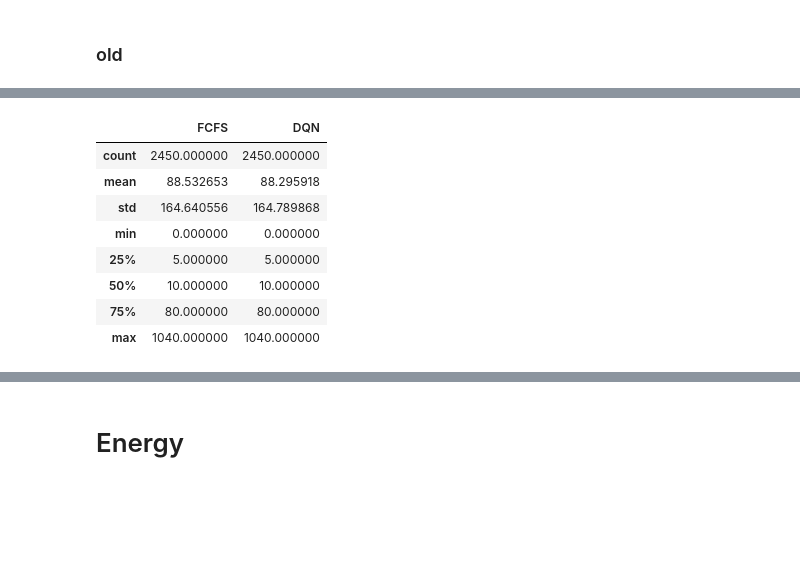
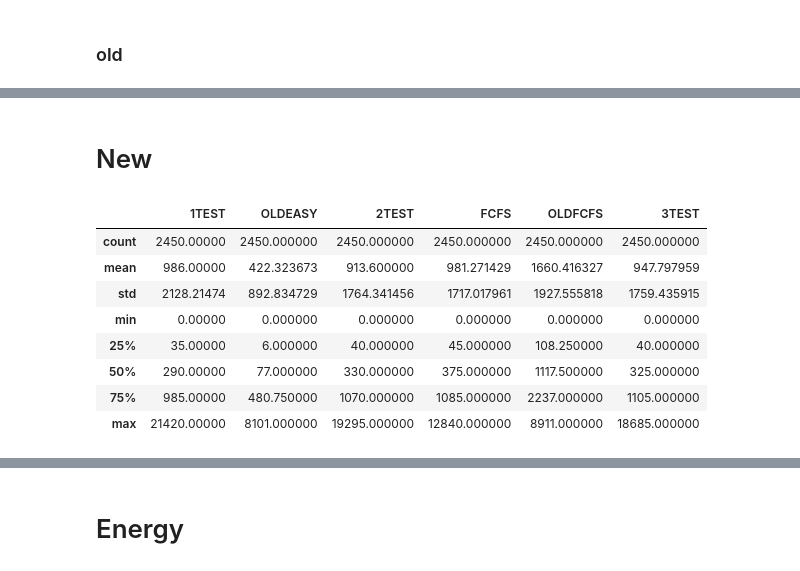
Before and after one commit to tanaxer01/bati-scheduler, a Jupyter notebook: Untitled.ipynb, the cells around one changed output, grey strips where cells are left out. Cells and saved outputs as stored; diff of their text form; code cells hidden in the pictures; blank space fills up the shorter version.

```diff
--- a/Untitled.ipynb
+++ b/Untitled.ipynb
@@ -143,16 +145,18 @@ KeyError: 'FCFS'
-# %%
-waiting_times = create_metric_df('waiting_time')
-waiting_times.describe()
-# %% [output]
-|  | FCFS | DQN |
-| count | 2450.000000 | 2450.000000 |
-| mean | 88.532653 | 88.295918 |
-| std | 164.640556 | 164.789868 |
-| min | 0.000000 | 0.000000 |
-| 25% | 5.000000 | 5.000000 |
-| 50% | 10.000000 | 10.000000 |
-| 75% | 80.000000 | 80.000000 |
-| max | 1040.000000 | 1040.000000 |
+# %% [markdown]
+# New
+# %%
+waiting_times = pd.concat([ j.df['waiting_time'].rename(i) for i, j in jobsets.items() ], axis=1)
+waiting_times.describe()
+# %% [output]
+|  | 1TEST | OLDEASY | 2TEST | FCFS | OLDFCFS | 3TEST |
+| count | 2450.00000 | 2450.000000 | 2450.000000 | 2450.000000 | 2450.000000 | 2450.000000 |
+| mean | 986.00000 | 422.323673 | 913.600000 | 981.271429 | 1660.416327 | 947.797959 |
+| std | 2128.21474 | 892.834729 | 1764.341456 | 1717.017961 | 1927.555818 | 1759.435915 |
+| min | 0.00000 | 0.000000 | 0.000000 | 0.000000 | 0.000000 | 0.000000 |
+| 25% | 35.00000 | 6.000000 | 40.000000 | 45.000000 | 108.250000 | 40.000000 |
+| 50% | 290.00000 | 77.000000 | 330.000000 | 375.000000 | 1117.500000 | 325.000000 |
+| 75% | 985.00000 | 480.750000 | 1070.000000 | 1085.000000 | 2237.000000 | 1105.000000 |
+| max | 21420.00000 | 8101.000000 | 19295.000000 | 12840.000000 | 8911.000000 | 18685.000000 |
 # %%
 fig, ax = plt.subplots(figsize=(7.2,4))
 sns.barplot(data=waiting_times, ax=ax)
```
Also changed, not shown: parts of 10 cells of this notebook, 2 other files.
